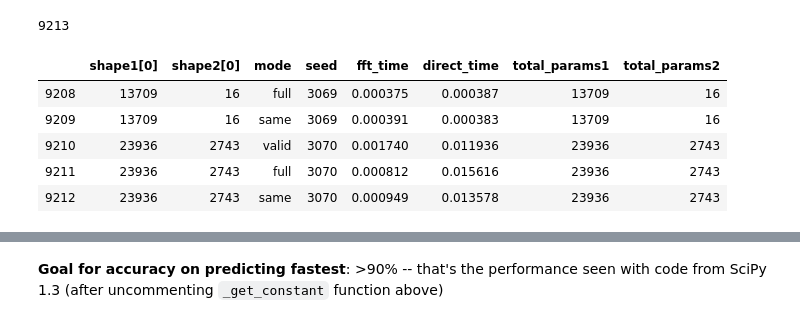
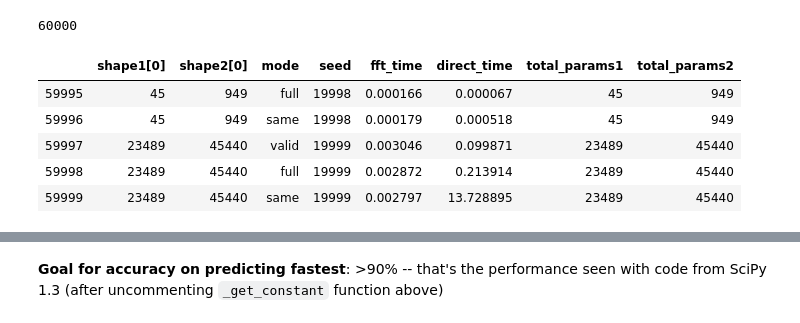
Before and after one commit to stsievert/scipy-convolve-timings, a Jupyter notebook: 1d/Test.ipynb, the cells around one changed output, grey strips where cells are left out. Saved outputs shown, nothing was run; the diff lists cells and outputs as text; code cells hidden in the pictures.

```diff
--- a/1d/Test.ipynb
+++ b/1d/Test.ipynb
@@ -1,24 +1,24 @@
 # %%
 import pandas as pd
 from ast import literal_eval
 import numpy as np
 np.seterr(all="raise")
 
-today = "2019-11-04"
+today = "2019-11-06"
 
 df = pd.read_parquet(f"out/{today}-1d-test.parquet")
 df["total_params1"] = df["shape1[0]"]# * df["shape1[1]"]
 df["total_params2"] = df["shape2[0]"]# * df["shape2[1]"]
 print(len(df))
 df.tail()
 # %% [output]
-9213
+60000
 |  | shape1[0] | shape2[0] | mode | seed | fft_time | direct_time | total_params1 | total_params2 |
-| 9208 | 13709 | 16 | full | 3069 | 0.000375 | 0.000387 | 13709 | 16 |
-| 9209 | 13709 | 16 | same | 3069 | 0.000391 | 0.000383 | 13709 | 16 |
-| 9210 | 23936 | 2743 | valid | 3070 | 0.001740 | 0.011936 | 23936 | 2743 |
-| 9211 | 23936 | 2743 | full | 3070 | 0.000812 | 0.015616 | 23936 | 2743 |
-| 9212 | 23936 | 2743 | same | 3070 | 0.000949 | 0.013578 | 23936 | 2743 |
+| 59995 | 45 | 949 | full | 19998 | 0.000166 | 0.000067 | 45 | 949 |
+| 59996 | 45 | 949 | same | 19998 | 0.000179 | 0.000518 | 45 | 949 |
+| 59997 | 23489 | 45440 | valid | 19999 | 0.003046 | 0.099871 | 23489 | 45440 |
+| 59998 | 23489 | 45440 | full | 19999 | 0.002872 | 0.213914 | 23489 | 45440 |
+| 59999 | 23489 | 45440 | same | 19999 | 0.002797 | 13.728895 | 23489 | 45440 |
 # %%
 from functools import lru_cache
 
```
Also changed, not shown: parts of 10 cells of this notebook, 5 other files.
